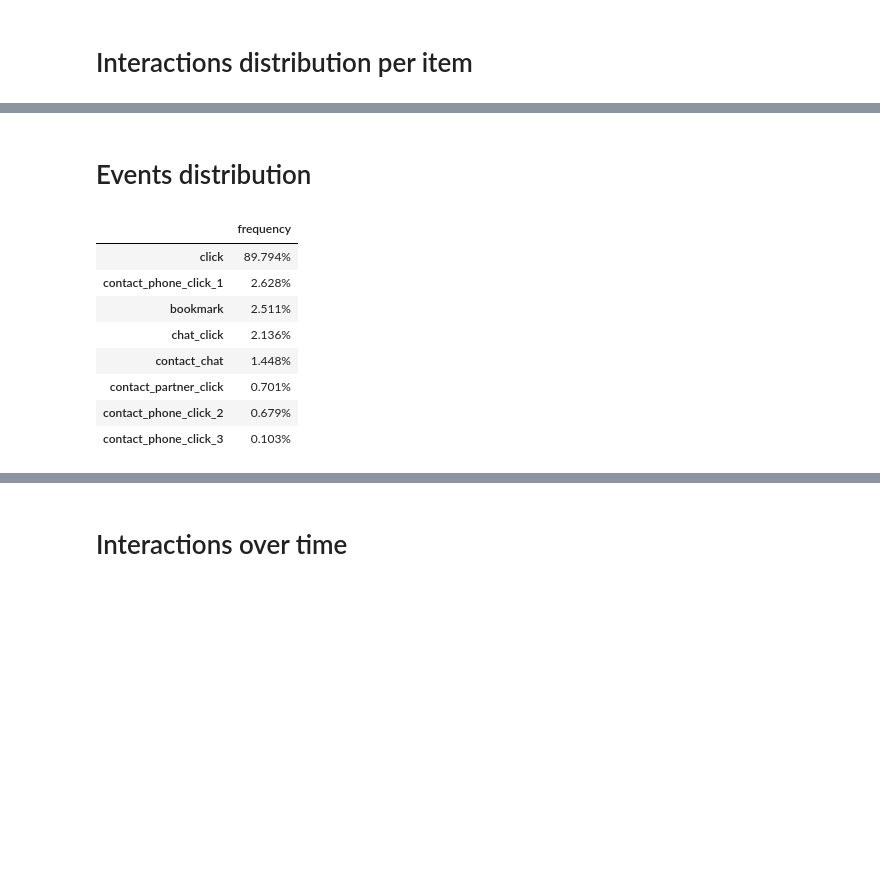
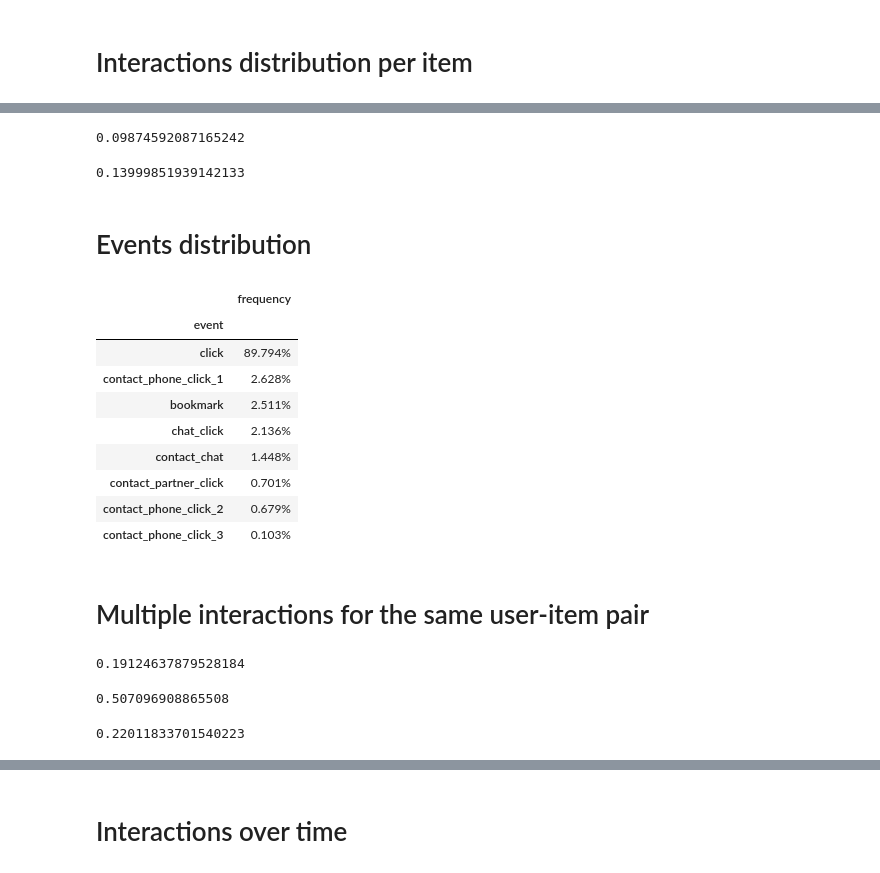
Before and after one commit to rob-kwiec/olx-jobs-recommendations, a Jupyter notebook: notebooks/data/analysis.ipynb, the cells around one changed output, grey strips where cells are left out. Saved outputs shown, nothing was run; the diff lists cells and outputs as text; code cells hidden in the pictures; blank space fills up the shorter version.

```diff
--- a/notebooks/data/analysis.ipynb
+++ b/notebooks/data/analysis.ipynb
@@ -11,8 +14,10 @@ from data.initializer import DataLoaderSaver
 
 %load_ext autoreload
 # %%
+DATASET_NAME = "jobs_published"
+
 paths = config.Paths(
-    dataset_name="jobs_published",
+    dataset_name=DATASET_NAME,
     target_users_name="all",
 )
 # %%
@@ -126,16 +315,30 @@ plot_interactions_distribution(interactions_per_item, "item", "Items", bin_size=
+# %%
+# calculate what % of most popular items covers 50% of interactions
+popularity_threshold = popularity_per_interaction_quantiles.query("quantile == 0.50")["value"].item()
+popular_items = interactions_unique_per_item[interactions_unique_per_item>popularity_threshold]
+len(popular_items)/len(interactions_unique_per_item)
+# %% [output]
+0.09874592087165242
+# %%
+# calculate what % of users interacts only with these items
+least_popular_item_per_user = popularity_per_interaction.groupby("user")["popularity"].min()
+sum(least_popular_item_per_user>popularity_threshold)/len(least_popular_item_per_user)
+# %% [output]
+0.13999851939142133
 # %% [markdown]
 # Events distribution
 # %%
 event_frequency = pd.DataFrame(
     interactions["event"].value_counts() / len(interactions)
-).rename(columns={"event": "frequency"})
+).rename(columns={"count": "frequency"})
 
 event_frequency["frequency"] = event_frequency["frequency"].apply(
     lambda x: f"{round(100*x,3)}%"
 )
 event_frequency
 # %% [output]
 |  | frequency |
+| event |  |
 | click | 89.794% |
 | contact_phone_click_1 | 2.628% |
 | bookmark | 2.511% |
@@ -144,3 +347,23 @@ event_frequency
 | contact_partner_click | 0.701% |
 | contact_phone_click_2 | 0.679% |
 | contact_phone_click_3 | 0.103% |
+# %% [markdown]
+# Multiple interactions for the same user-item pair
+# %%
+# fraction of multiple interactions our of all unique interactions
+multiple_interactions = interactions_unique[interactions_unique["multiplicity"]>1]
+len(multiple_interactions)/len(interactions_unique)
+# %% [output]
+0.19124637879528184
+# %%
+# fraction of users with at least one multiple interaction
+users_with_at_least_one_multiple_interaction = multiple_interactions[["user"]].drop_duplicates()
+len(users_with_at_least_one_multiple_interaction)/interactions_unique["user"].nunique()
+# %% [output]
+0.507096908865508
+# %%
+# what fraction of interactions are multiple for these users
+interactions_unique_users_restricted = pd.merge(interactions_unique, users_with_at_least_one_multiple_interaction, on="user")
+sum(interactions_unique_users_restricted["multiplicity"]>1)/len(interactions_unique_users_restricted)
+# %% [output]
+0.22011833701540223
```
Also changed, not shown: parts of 22 cells of this notebook, 1 other file.
